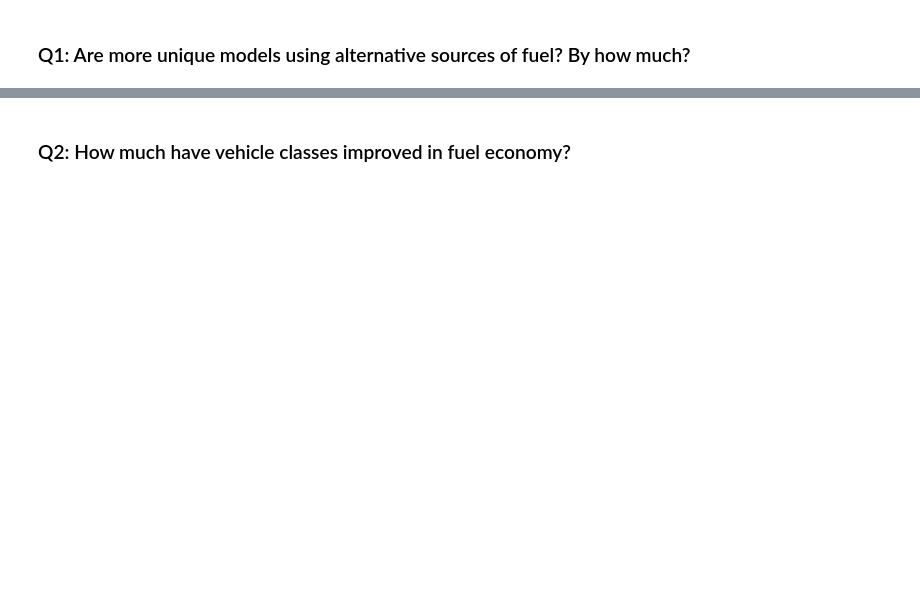
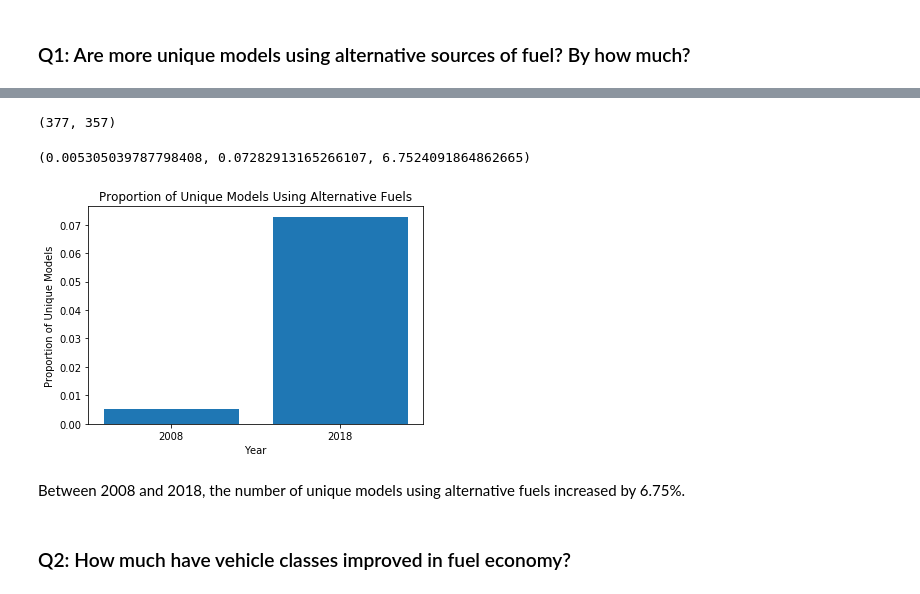
Before and after one commit to tnakatani/Udacity_DAND, a Jupyter notebook: 2_Intro_DA/3_CaseStudy2/drawing_conclusions.ipynb, the cells around one changed output, grey strips where cells are left out. Cells and saved outputs as stored; diff of their text form; code cells hidden in the pictures; blank space fills up the shorter version.

```diff
--- a/2_Intro_DA/3_CaseStudy2/drawing_conclusions.ipynb
+++ b/2_Intro_DA/3_CaseStudy2/drawing_conclusions.ipynb
@@ -11,2 +43,25 @@ df_18 =
+# %%
+# total unique models each year
+total_08 = df_08.model.nunique()
+total_18 = df_18.model.nunique()
+total_08, total_18
+# %% [output]
+(377, 357)
+# %%
+prop_08 = alt_08/total_08
+prop_18 = alt_18/total_18
+prop_diff = (prop_18 - prop_08) * 100
+prop_08, prop_18, prop_diff
+# %% [output]
+(0.005305039787798408, 0.07282913165266107, 6.7524091864862665)
+# %%
+plt.bar(["2008", "2018"], [prop_08, prop_18])
+plt.title("Proportion of Unique Models Using Alternative Fuels")
+plt.xlabel("Year")
+plt.ylabel("Proportion of Unique Models");
+# %% [output]
+[figure, added]
+# %% [markdown]
+Between 2008 and 2018, the number of unique models using alternative fuels increased by 6.75%.
 # %% [markdown]
 ### Q2: How much have vehicle classes improved in fuel economy?
```
Also changed, not shown: parts of 23 cells of this notebook, 14 other files.
